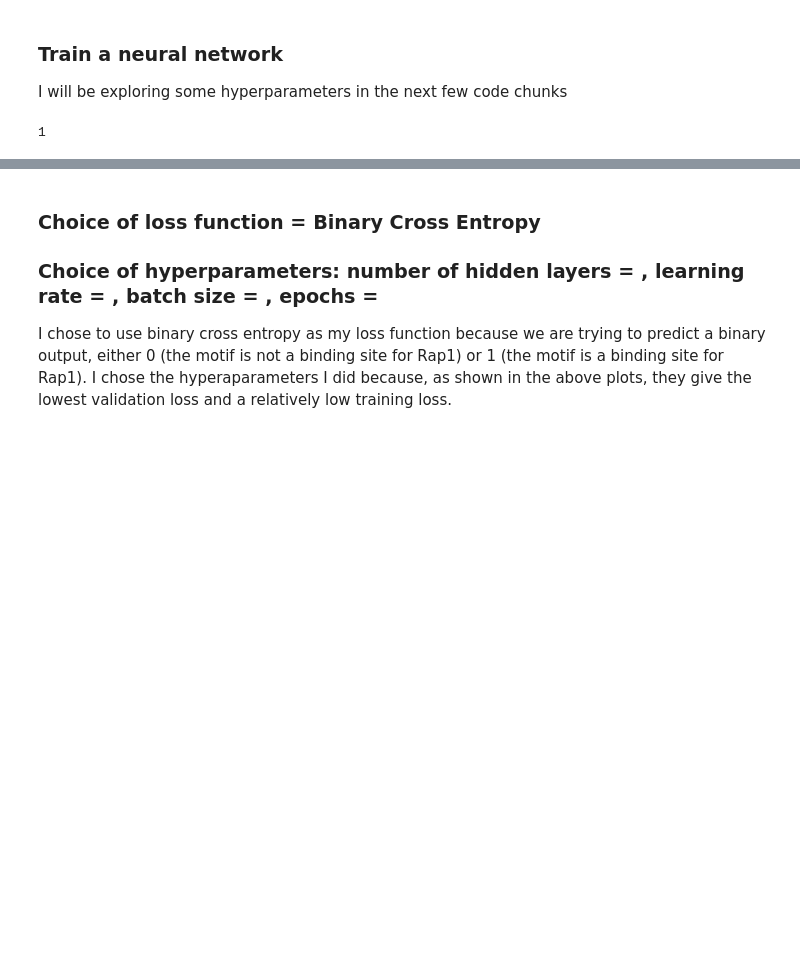
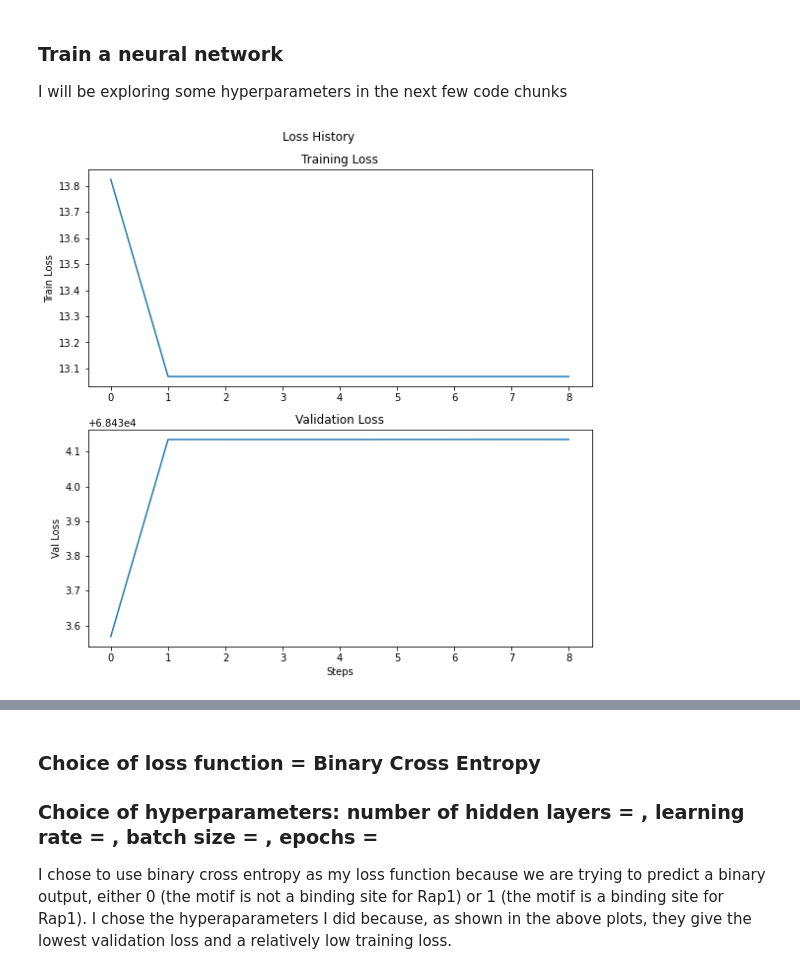
Before and after one commit to gramey02/project7, a Jupyter notebook: nn/Transcription_Factor_Classifier.ipynb, the cells around one changed output, grey strips where cells are left out. Cells and saved outputs as stored; diff of their text form; code cells hidden in the pictures; blank space fills up the shorter version.

```diff
--- a/nn/Transcription_Factor_Classifier.ipynb
+++ b/nn/Transcription_Factor_Classifier.ipynb
@@ -95,16 +107,14 @@ I will be exploring some hyperparameters in the next few code chunks
 nn_arch = [{'input_dim': 68, 'output_dim': 5, 'activation': 'sigmoid'},
            {'input_dim': 5, 'output_dim': 1, 'activation': 'sigmoid'}]
 classifier = NeuralNetwork(nn_arch,
-                          lr=0.1,
+                          lr=0.00000001,
                           seed=42,
-                          batch_size=5,
-                          epochs=100,
+                          batch_size=20,
+                          epochs=10,
                           loss_function = "binary cross entropy")
 # %%
 #fit the neural network
 per_epoch_loss_train, per_epoch_loss_val = classifier.fit(X_train_encoded, y_train, X_val_encoded, y_val)
 plot_loss_history(per_epoch_loss_train, per_epoch_loss_val)
-len(per_epoch_loss_train)
-print(per_epoch_loss_train)
 # %% [output]
-1
+[figure, added]
```
Also changed, not shown: parts of 5 cells of this notebook.
